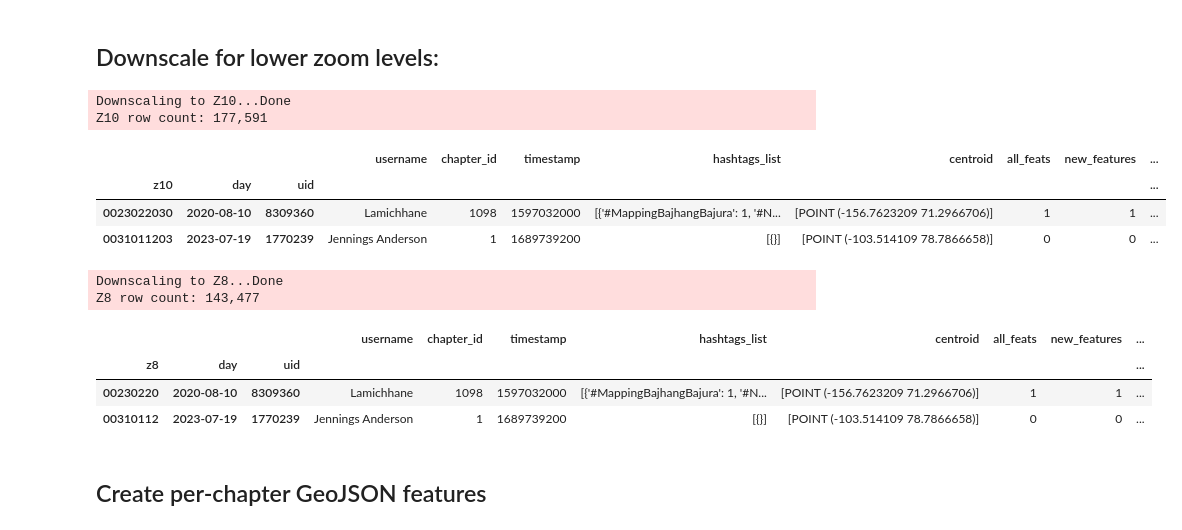
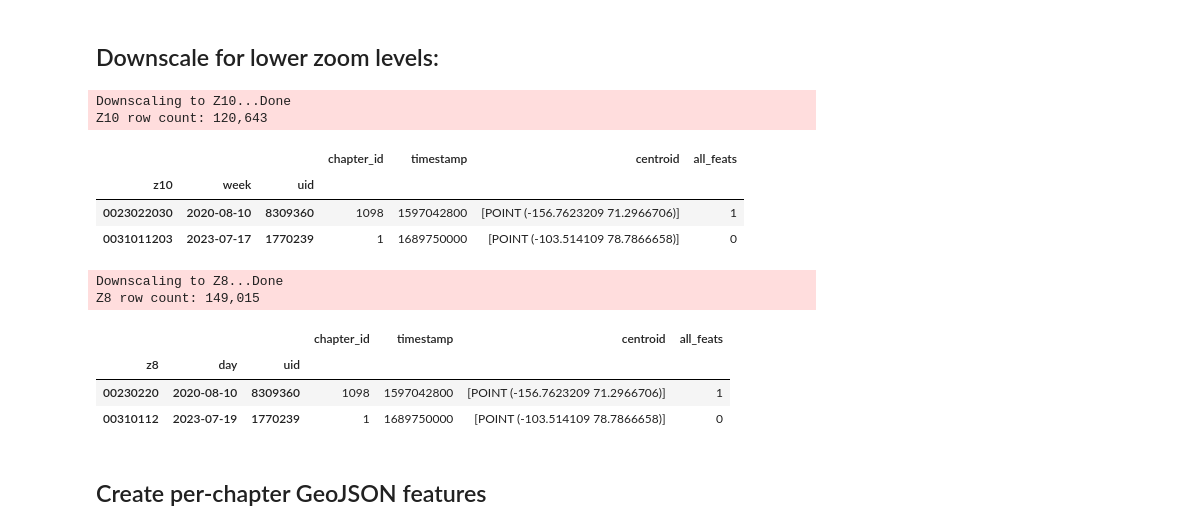
Before and after one commit to youthmappers/activity-dashboard-backend, a Jupyter notebook: 2. Process Latest YouthMappers Changesets.ipynb, the cells around one changed output. Cells and saved outputs as stored; diff of their text form; code cells hidden in the pictures.

```diff
--- a/2. Process Latest YouthMappers Changesets.ipynb
+++ b/2. Process Latest YouthMappers Changesets.ipynb
@@ -204,0 +207,3 @@ ax.set_ylabel(None);
+# %%
+df_['week'] = df_._day - pd.to_timedelta(df_['_day'].dt.dayofweek, unit='d')
+df_.head()
@@ -207,35 +220,31 @@ ax.set_ylabel(None);
 # %%
 sys.stderr.write("Downscaling to Z10...")
 df_['z10'] = df_.quadkey.apply(lambda q: q[:10])
-gb_z10 = df_.groupby(['z10','day','uid']).aggregate({'username':max, 'chapter_id':max, 'timestamp':max,
-     'hashtags_list':list, 'centroid':list, 'all_feats':sum, 'new_features':sum, 'edited_features':sum,
-     'new_buildings':sum,'new_amenities':sum,'new_highways':sum,
-     'edited_buildings':sum,'edited_amenities':sum,'edited_highways':sum})
+gb_z10 = df_.groupby(['z10','week','uid']).aggregate({'chapter_id':max, 'timestamp':min,
+     'centroid':list, 'all_feats':sum})
 sys.stderr.write("Done\nZ10 row count: {:,}".format(len(gb_z10)))
 gb_z10.head(2)
 # %% [output]
 Downscaling to Z10...Done
-Z10 row count: 177,591
+Z10 row count: 120,643
-|  |  |  | username | chapter_id | timestamp | hashtags_list | centroid | all_feats | new_features | ... |
-| z10 | day | uid |  |  |  |  |  |  |  | ... |
-| 0023022030 | 2020-08-10 | 8309360 | Lamichhane | 1098 | 1597032000 | [{'#MappingBajhangBajura': 1, '#N... | [POINT (-156.7623209 71.2966706)] | 1 | 1 | ... |
-| 0031011203 | 2023-07-19 | 1770239 | Jennings Anderson | 1 | 1689739200 | [{}] | [POINT (-103.514109 78.7866658)] | 0 | 0 | ... |
+|  |  |  | chapter_id | timestamp | centroid | all_feats |
+| z10 | week | uid |  |  |  |  |
+| 0023022030 | 2020-08-10 | 8309360 | 1098 | 1597042800 | [POINT (-156.7623209 71.2966706)] | 1 |
+| 0031011203 | 2023-07-17 | 1770239 | 1 | 1689750000 | [POINT (-103.514109 78.7866658)] | 0 |
 # %%
 sys.stderr.write("Downscaling to Z8...")
 df_['z8'] = df_.quadkey.apply(lambda q: q[:8])
-gb_z8 = df_.groupby(['z8','day','uid']).aggregate({'username':max, 'chapter_id':max, 'timestamp':max,
-     'hashtags_list':list, 'centroid':list, 'all_feats':sum, 'new_features':sum, 'edited_features':sum,
-     'new_buildings':sum,'new_amenities':sum,'new_highways':sum,
-     'edited_buildings':sum,'edited_amenities':sum,'edited_highways':sum})
+gb_z8 = df_.groupby(['z8','day','uid']).aggregate({'chapter_id':max, 'timestamp':max,
+     'centroid':list, 'all_feats':sum})
 sys.stderr.write("Done\nZ8 row count: {:,}".format(len(gb_z8)))
 gb_z8.head(2)
 # %% [output]
 Downscaling to Z8...Done
-Z8 row count: 143,477
+Z8 row count: 149,015
-|  |  |  | username | chapter_id | timestamp | hashtags_list | centroid | all_feats | new_features | ... |
-| z8 | day | uid |  |  |  |  |  |  |  | ... |
-| 00230220 | 2020-08-10 | 8309360 | Lamichhane | 1098 | 1597032000 | [{'#MappingBajhangBajura': 1, '#N... | [POINT (-156.7623209 71.2966706)] | 1 | 1 | ... |
-| 00310112 | 2023-07-19 | 1770239 | Jennings Anderson | 1 | 1689739200 | [{}] | [POINT (-103.514109 78.7866658)] | 0 | 0 | ... |
+|  |  |  | chapter_id | timestamp | centroid | all_feats |
+| z8 | day | uid |  |  |  |  |
+| 00230220 | 2020-08-10 | 8309360 | 1098 | 1597042800 | [POINT (-156.7623209 71.2966706)] | 1 |
+| 00310112 | 2023-07-19 | 1770239 | 1 | 1689750000 | [POINT (-103.514109 78.7866658)] | 0 |
 # %% [markdown]
 ## Create per-chapter GeoJSON features
 # %%
```
Also changed, not shown: parts of 18 cells of this notebook, 6 other files.
